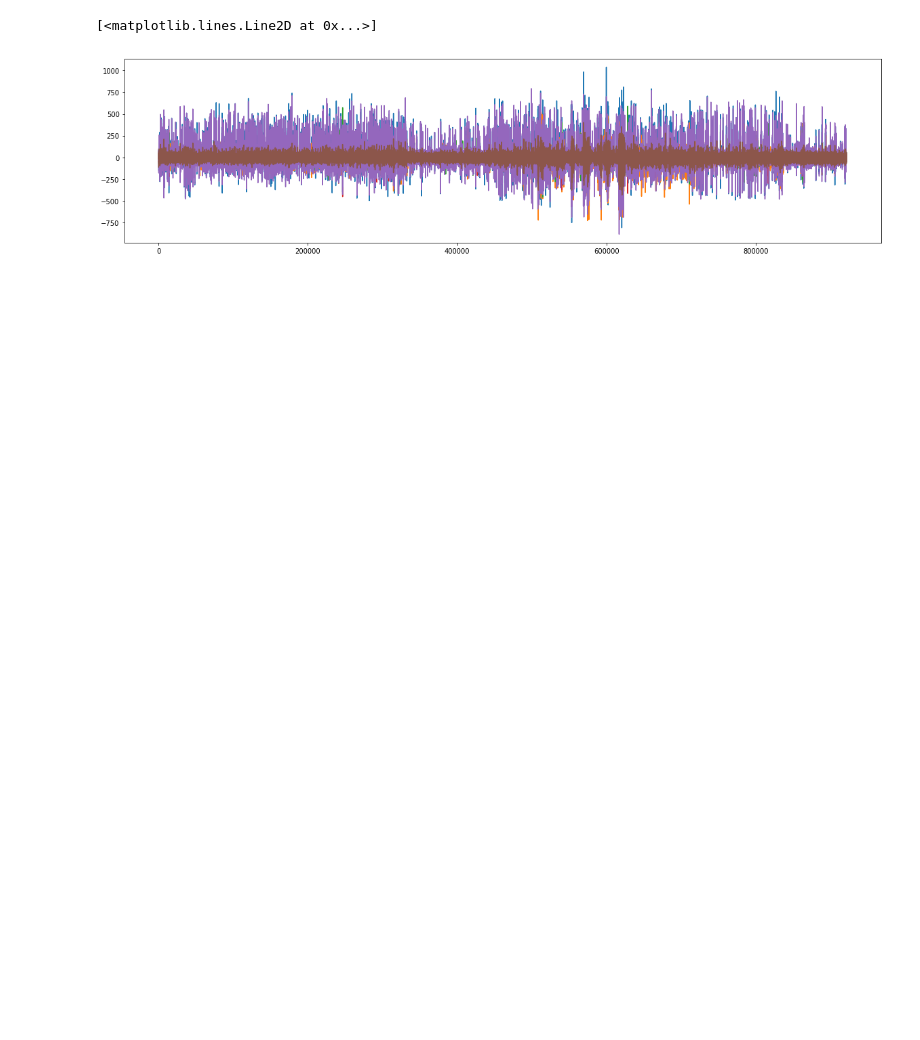
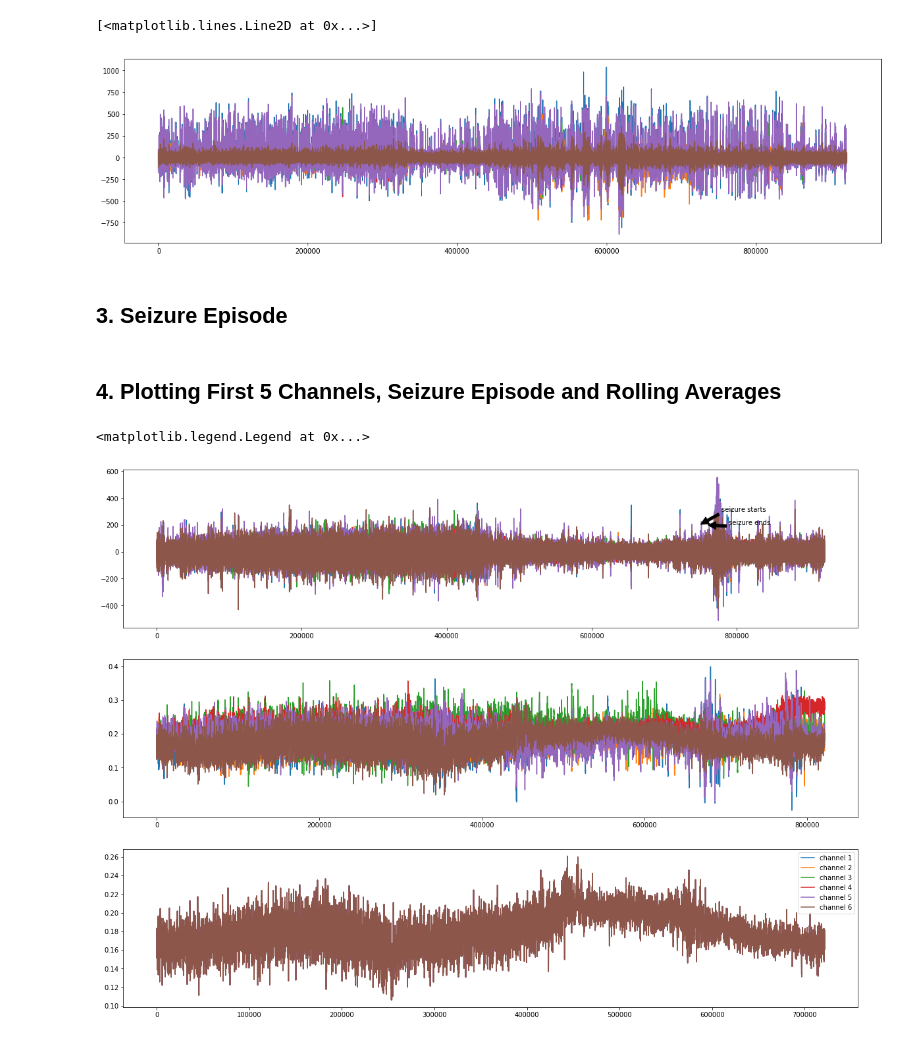
Before and after one commit to leyli70/BigDataProject, a Jupyter notebook: rafael/Basic EDF.ipynb, the cells around one changed output. Drawn from its saved outputs; the diff is of its cells as text; code cells hidden in the pictures; blank space fills up the shorter version.

```diff
--- a/rafael/Basic EDF.ipynb
+++ b/rafael/Basic EDF.ipynb
@@ -1,7 +5,12 @@
 # %%
+#pip install pyedflib
+
 import pyedflib
 import numpy as np
-f = pyedflib.EdfReader("chb01_01.edf")
+
+#downloaded from https://physionet.org/pn6/chbmit/chb01/
+
+f = pyedflib.EdfReader("../chb01_01.edf")
 n = f.signals_in_file
 signal_labels = f.getSignalLabels()
 sigbufs = np.zeros((n, f.getNSamples()[0]))
@@ -22,3 +36,5 @@ plt.plot(sigbufs[5])
 # %% [output]
 [<matplotlib.lines.Line2D at 0x...>]
 [figure]
+# %% [markdown]
+## 3. Seizure Episode
@@ -24,0 +59,47 @@ plt.plot(sigbufs[5])
+# %%
+#rolling average
+
+def moving_average(a, n=3) :
+    ret = np.cumsum(a, dtype=float)
+    ret[n:] = ret[n:] - ret[:-n]
+    return ret[n - 1:] / n
+# %% [markdown]
+## 4. Plotting First 5 Channels, Seizure Episode and Rolling Averages
+# %%
+fig, ax = plt.subplots(3,1, figsize=(20,15))
+
+#X dimension is the ECG channel
+
+ax[0].plot(sigbufs[0], label='channel 1')
+ax[0].plot(sigbufs[1], label='channel 2')
+ax[0].plot(sigbufs[2], label='channel 3')
+ax[0].plot(sigbufs[3], label='channel 4')
+ax[0].plot(sigbufs[4], label='channel 5')
+ax[0].plot(sigbufs[5], label='channel 6')
+
+ax[0].annotate('seizure starts', xy=(2996*250, 200), xytext=(2996*260, 300),
+            arrowprops=dict(facecolor='black', shrink=0.05),
+            )
+
+ax[0].annotate('seizure ends', xy=(3036*250, 200), xytext=(3036*260, 200),
+            arrowprops=dict(facecolor='black', shrink=0.05),
+            )
+
+ax[1].plot(moving_average(sigbufs[0], n=100000), label='channel 1')
+ax[1].plot(moving_average(sigbufs[1], n=100000), label='channel 2')
+ax[1].plot(moving_average(sigbufs[2], n=100000), label='channel 3')
+ax[1].plot(moving_average(sigbufs[3], n=100000), label='channel 4')
+ax[1].plot(moving_average(sigbufs[4], n=100000), label='channel 5')
+ax[1].plot(moving_average(sigbufs[5], n=100000), label='channel 6')
+
+ax[2].plot(moving_average(sigbufs[5], n=200000), label='channel 1')
+ax[2].plot(moving_average(sigbufs[5], n=200000), label='channel 2')
+ax[2].plot(moving_average(sigbufs[5], n=200000), label='channel 3')
+ax[2].plot(moving_average(sigbufs[5], n=200000), label='channel 4')
+ax[2].plot(moving_average(sigbufs[5], n=200000), label='channel 5')
+ax[2].plot(moving_average(sigbufs[5], n=200000), label='channel 6')
+
+plt.legend()
+# %% [output]
+<matplotlib.legend.Legend at 0x...>
+[figure, added]
```
Also changed, not shown: parts of 6 cells of this notebook, 1 other file.
